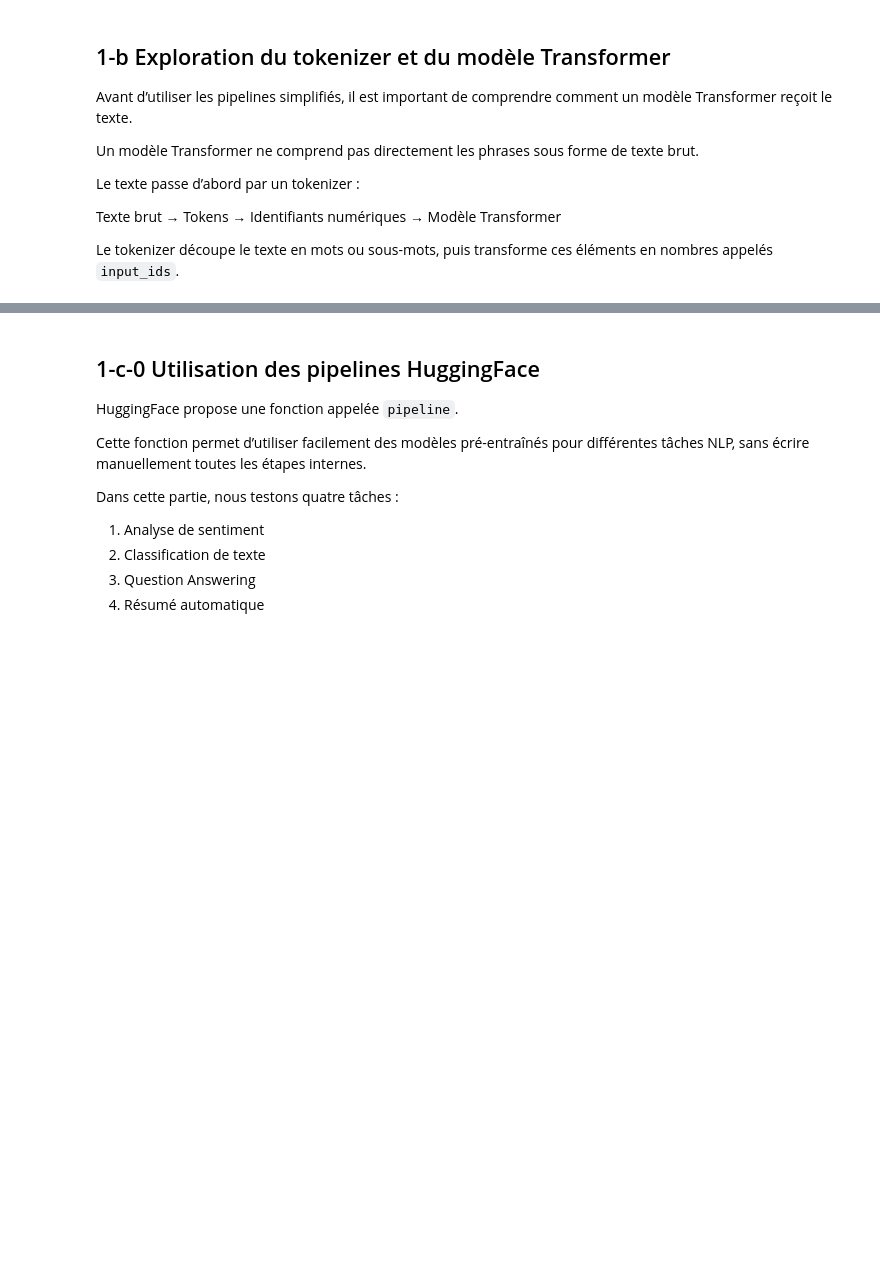
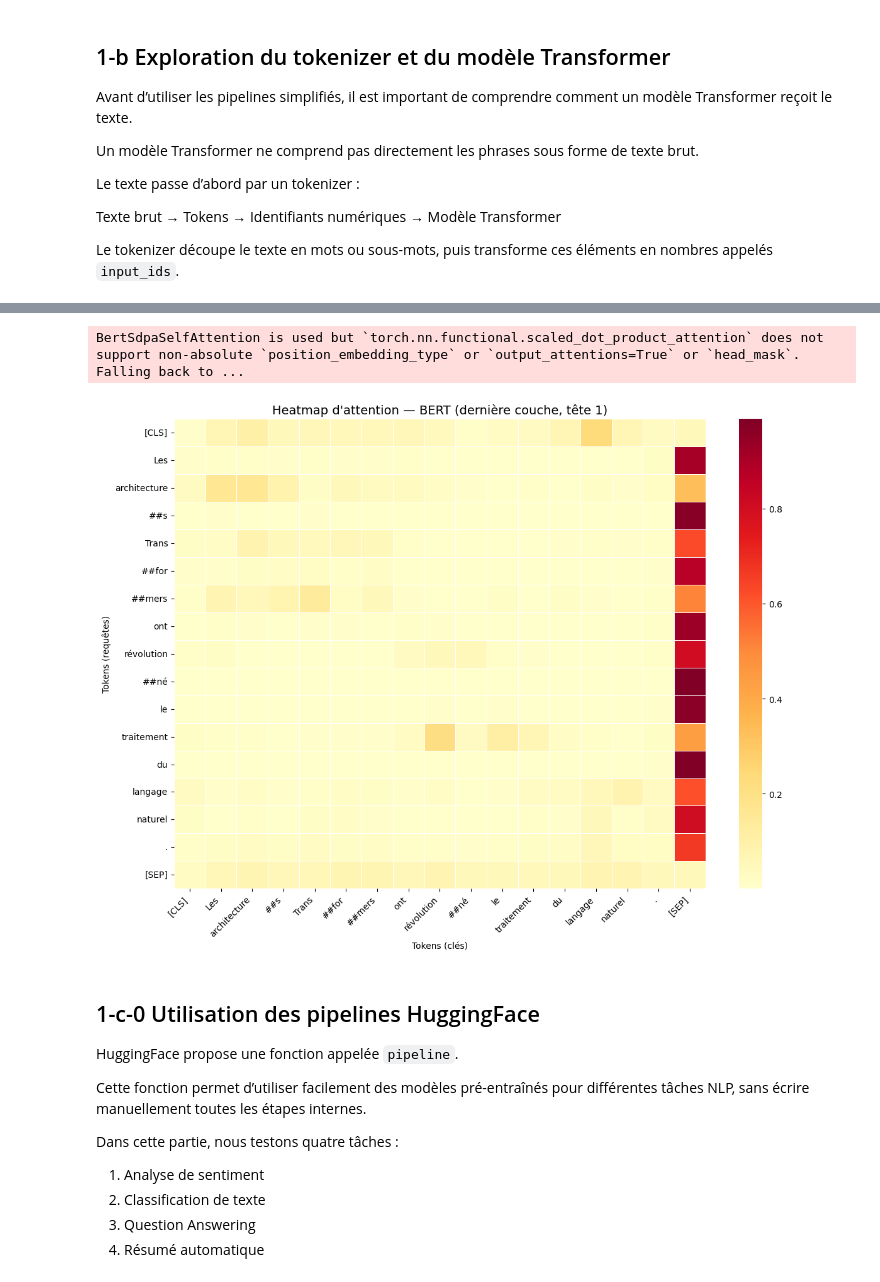
Before and after one commit to TAMZIRT-MOHAMED/transformers-rag-nlp-lab, a Jupyter notebook: transformers_rag_nlp_lab.ipynb, the cells around one changed output, grey strips where cells are left out. Cells and saved outputs as stored; diff of their text form; code cells hidden in the pictures; blank space fills up the shorter version.

```diff
--- a/transformers_rag_nlp_lab.ipynb
+++ b/transformers_rag_nlp_lab.ipynb
@@ -126,3 +128,30 @@ torch.Size([1, 17, 768])
+# %%
+import matplotlib.pyplot as plt
+import seaborn as sns
+
+# Extraction des poids d'attention
+outputs_att = model(**inputs, output_attentions=True)
+attention = outputs_att.attentions[-1][0, 0].detach().numpy()  # dernière couche, tête 1
+
+tokens_list = ["[CLS]"] + tokenizer.tokenize(texte) + ["[SEP]"]
+
+plt.figure(figsize=(12, 9))
+sns.heatmap(
+    attention[:len(tokens_list), :len(tokens_list)],
+    xticklabels=tokens_list,
+    yticklabels=tokens_list,
+    cmap="YlOrRd",
+    linewidths=0.5
+)
+plt.title("Heatmap d'attention — BERT (dernière couche, tête 1)", fontsize=14)
+plt.xlabel("Tokens (clés)")
+plt.ylabel("Tokens (requêtes)")
+plt.xticks(rotation=45, ha='right')
+plt.tight_layout()
+plt.show()
+# %% [output]
+BertSdpaSelfAttention is used but `torch.nn.functional.scaled_dot_product_attention` does not support non-absolute `position_embedding_type` or `output_attentions=True` or `head_mask`. Falling back to ...
+[figure, added]
 # %% [markdown]
 ## 1-c-0 Utilisation des pipelines HuggingFace
 
```
Also changed, not shown: parts of 47 cells of this notebook, 6 other files.
